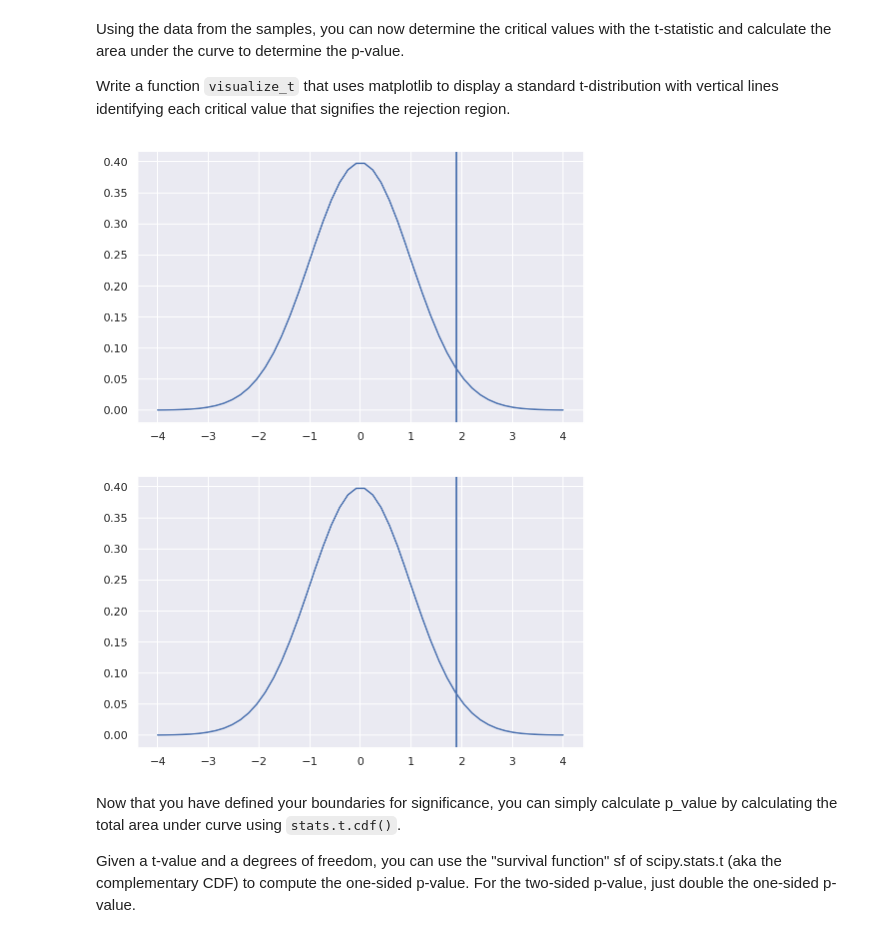
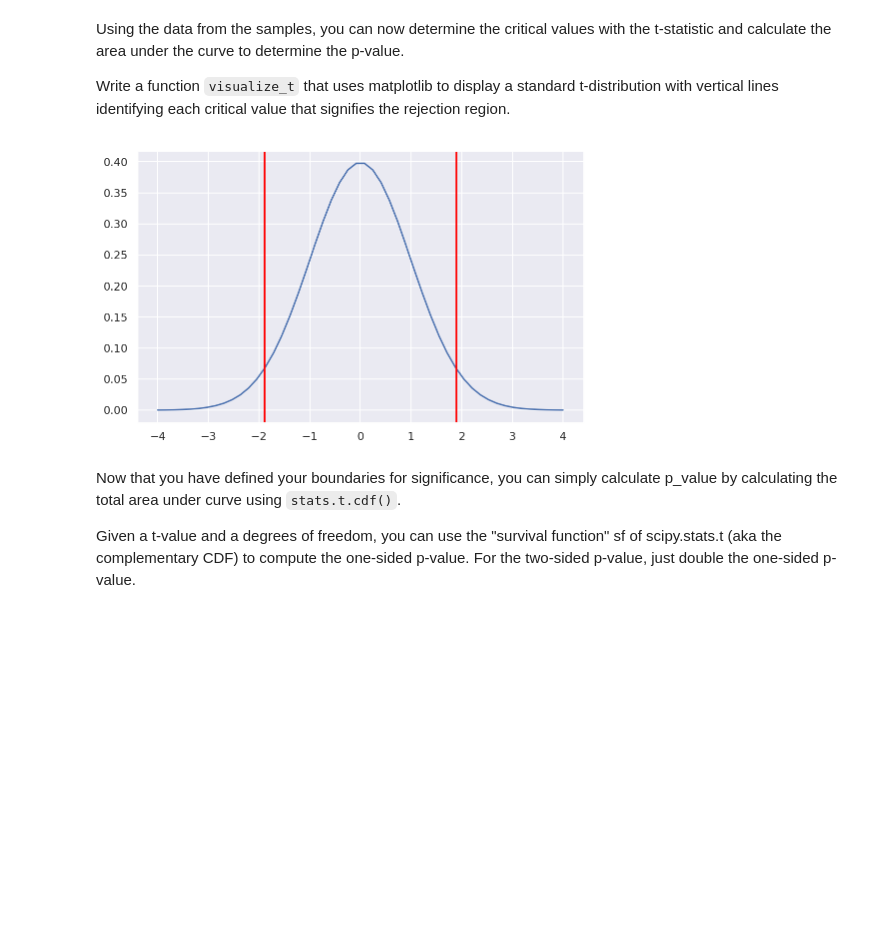
Before and after one commit to Mcllstr/dsc-two-sample-t-tests-lab-dc-ds-060319, a Jupyter notebook: index.ipynb, the cells around one changed output. Drawn from its saved outputs; the diff is of its cells as text; code cells hidden in the pictures; blank space fills up the shorter version.

```diff
--- a/index.ipynb
+++ b/index.ipynb
@@ -168,27 +168,28 @@ Write a function `visualize_t` that uses matplotlib to display a standard t-dist
 # %%
 # Visualize t and p_value
 
 def visualize_t(t_stat, n_control, n_experimental):
 
     # initialize a matplotlib "figure"
     fig = plt.figure(figsize=(8,5))
     ax = fig.gca()
     # generate points on the x axis between -4 and 4:
     xs = np.linspace(-4, 4, 50)
     # use stats.t.pdf to get values on the probability density function for the t-distribution
     ys = stats.t.pdf(x=xs, df=(n_control+n_experimental-2))
     # Draw two sided boundary for critical-t
     ax.plot(xs, ys)
-    ax.axvline(t_stat)
-    ax.axvline(t_stat)
-    return fig
+    ax.axvline(t_stat, color='red')
+    ax.axvline(-t_stat, color='red')
+
+    plt.show()
+    return None
 
 n_control = control
 n_experimental = experimental
 visualize_t(t_stat, n_control, n_experimental)
 # %% [output]
-[figure, old version]
+[figure, new version]
-[figure, removed]
 # %% [markdown]
 Now that you have defined your boundaries for significance, you can simply calculate p_value by calculating the total area under curve using `stats.t.cdf()`.
 
```
